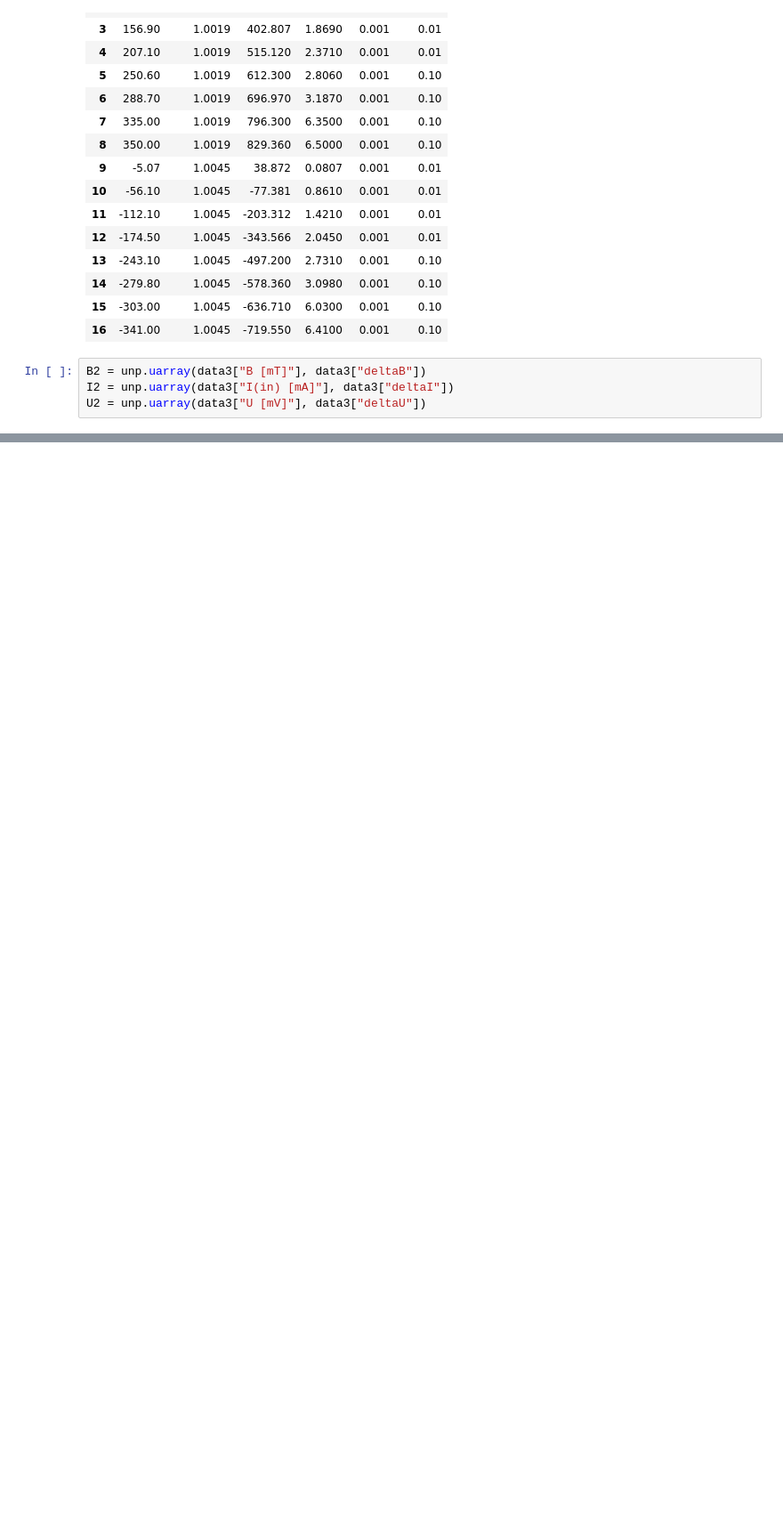
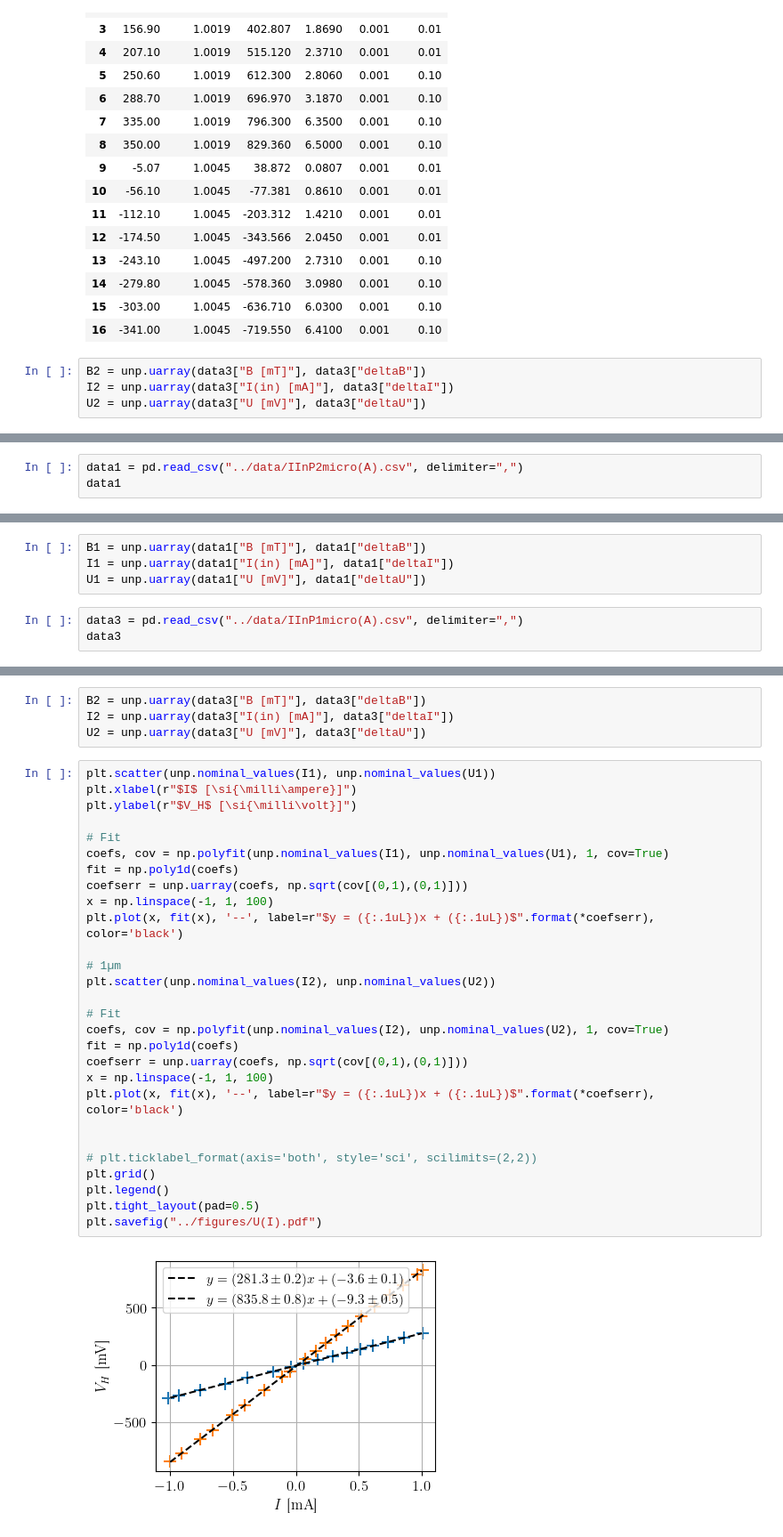
Before and after one commit to TomVdt/TPII-rapports, a Jupyter notebook: 03-H6-effet-hall/analyse/exp1bis.ipynb, the cells around one changed output, grey strips where cells are left out. Shown at 89% size. Drawn from its saved outputs; the diff is of its cells as text; blank space fills up the shorter version.

```diff
--- a/03-H6-effet-hall/analyse/exp1bis.ipynb
+++ b/03-H6-effet-hall/analyse/exp1bis.ipynb
@@ -100,0 +100,3 @@ plt.tight_layout(pad=0.5)
+# %%
+data1 = pd.read_csv("../data/IInP2micro(A).csv", delimiter=",")
+data1
@@ -100,0 +121,7 @@ plt.tight_layout(pad=0.5)
+# %%
+B1 = unp.uarray(data1["B [mT]"], data1["deltaB"])
+I1 = unp.uarray(data1["I(in) [mA]"], data1["deltaI"])
+U1 = unp.uarray(data1["U [mV]"], data1["deltaU"])
+# %%
+data3 = pd.read_csv("../data/IInP1micro(A).csv", delimiter=",")
+data3
@@ -100,0 +146,34 @@ plt.tight_layout(pad=0.5)
+# %%
+B2 = unp.uarray(data3["B [mT]"], data3["deltaB"])
+I2 = unp.uarray(data3["I(in) [mA]"], data3["deltaI"])
+U2 = unp.uarray(data3["U [mV]"], data3["deltaU"])
+# %%
+plt.scatter(unp.nominal_values(I1), unp.nominal_values(U1))
+plt.xlabel(r"$I$ [\si{\milli\ampere}]")
+plt.ylabel(r"$V_H$ [\si{\milli\volt}]")
+
+# Fit
+coefs, cov = np.polyfit(unp.nominal_values(I1), unp.nominal_values(U1), 1, cov=True)
+fit = np.poly1d(coefs)
+coefserr = unp.uarray(coefs, np.sqrt(cov[(0,1),(0,1)]))
+x = np.linspace(-1, 1, 100)
+plt.plot(x, fit(x), '--', label=r"$y = ({:.1uL})x + ({:.1uL})$".format(*coefserr), color='black')
+
+# 1µm
+plt.scatter(unp.nominal_values(I2), unp.nominal_values(U2))
+
+# Fit
+coefs, cov = np.polyfit(unp.nominal_values(I2), unp.nominal_values(U2), 1, cov=True)
+fit = np.poly1d(coefs)
+coefserr = unp.uarray(coefs, np.sqrt(cov[(0,1),(0,1)]))
+x = np.linspace(-1, 1, 100)
+plt.plot(x, fit(x), '--', label=r"$y = ({:.1uL})x + ({:.1uL})$".format(*coefserr), color='black')
+
+
+# plt.ticklabel_format(axis='both', style='sci', scilimits=(2,2))
+plt.grid()
+plt.legend()
+plt.tight_layout(pad=0.5)
+plt.savefig("../figures/U(I).pdf")
+# %% [output]
+[figure, added]
```
Also changed, not shown: parts of 3 cells of this notebook, 21 other files.
